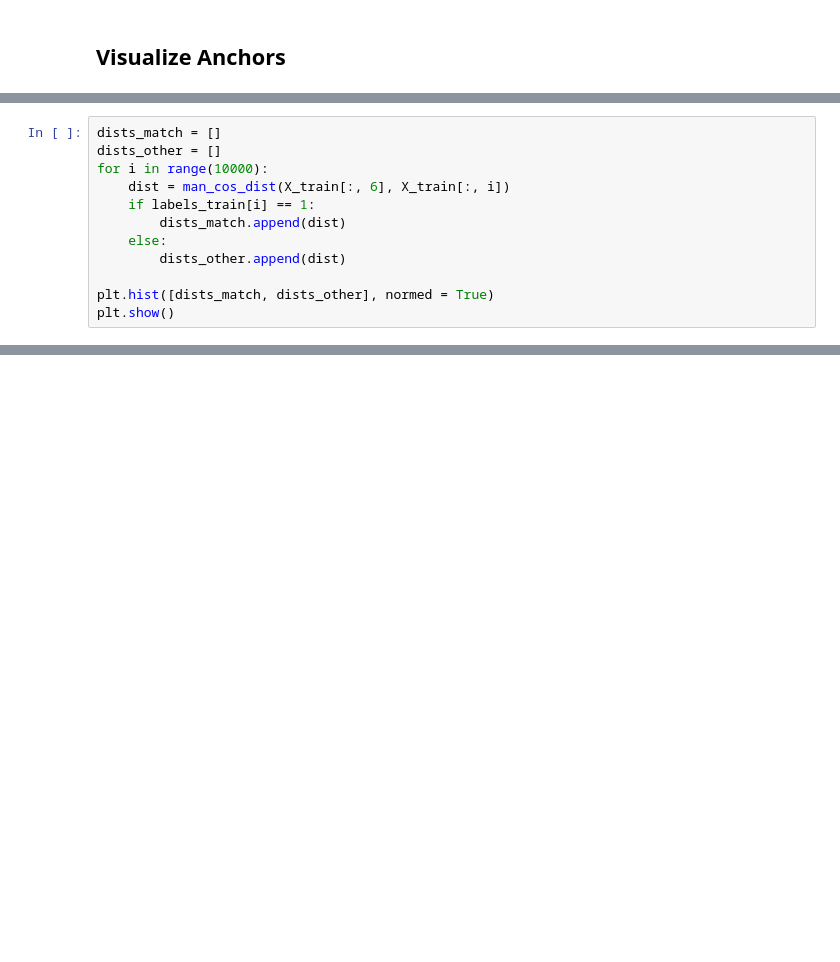
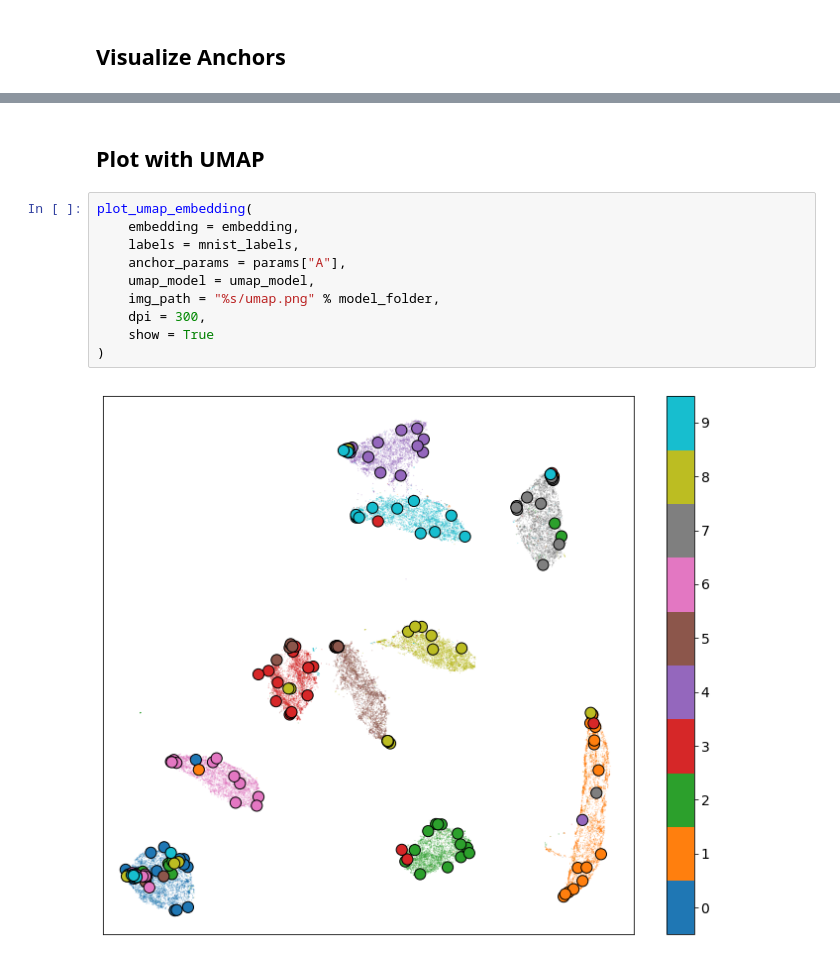
Before and after one commit to chrismbryant/anchor-vector-optimization, a Jupyter notebook: anchors_multi-class_clean.ipynb, the cells around one changed output, grey strips where cells are left out. Cells and saved outputs as stored; diff of their text form; blank space fills up the shorter version.

```diff
--- a/anchors_multi-class_clean.ipynb
+++ b/anchors_multi-class_clean.ipynb
@@ -464,12 +559,0 @@ print(hello)
-# %%
-dists_match = []
-dists_other = []
-for i in range(10000):
-    dist = man_cos_dist(X_train[:, 6], X_train[:, i])
-    if labels_train[i] == 1:
-        dists_match.append(dist)
-    else:
-        dists_other.append(dist)
-
-plt.hist([dists_match, dists_other], normed = True)
-plt.show()
@@ -477,0 +712,14 @@ plt.show()
+# %% [markdown]
+## Plot with UMAP
+# %%
+plot_umap_embedding(
+    embedding = embedding,
+    labels = mnist_labels,
+    anchor_params = params["A"],
+    umap_model = umap_model,
+    img_path = "%s/umap.png" % model_folder,
+    dpi = 300,
+    show = True
+)
+# %% [output]
+[figure, added]
```
Also changed, not shown: parts of 30 cells of this notebook.
